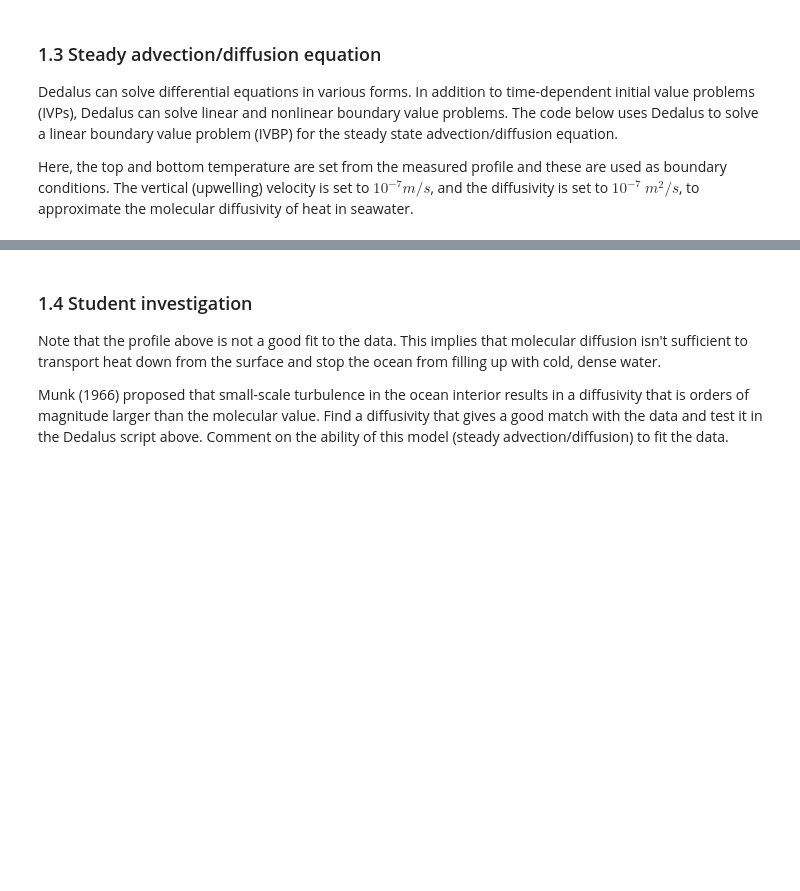
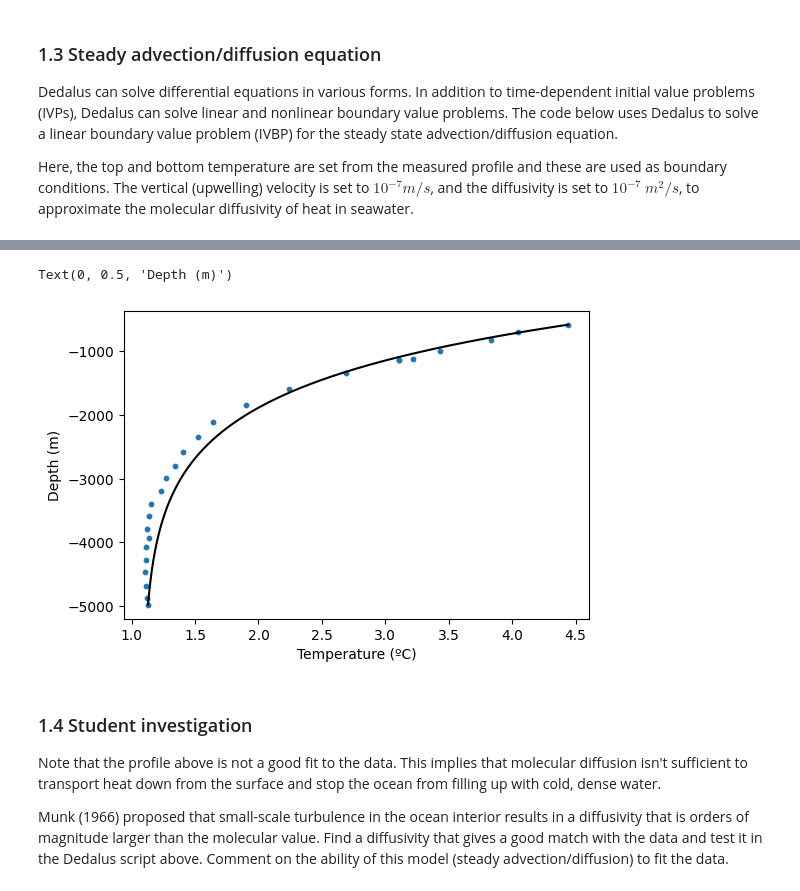
Before and after one commit to raindrop314159/QCES-LNM, a Jupyter notebook: Project2_transport.ipynb, the cells around one changed output, grey strips where cells are left out. Cells and saved outputs as stored; diff of their text form; code cells hidden in the pictures; blank space fills up the shorter version.

```diff
--- a/Project2_transport.ipynb
+++ b/Project2_transport.ipynb
@@ -100,6 +121,7 @@ import matplotlib.pyplot as plt
 import dedalus.public as d3
 import logging
 logger = logging.getLogger(__name__)
+
 
 # Set various parameters. Note that the depth and the top and bottom temperature
 # are taken from the CTD data in the code cell above. That cell must be run first to define CTD_T and CTD_z.
@@ -112,7 +134,7 @@ Nz = 1000
 # Set the upwelling velocity
 w = 1e-7 # m/s
 # Set the diffusivity
-kappa=1e-7 # m^2/s
+kappa=1e-4 # m^2/s
 
 # Bases
 zcoord = d3.Coordinate('z')
@@ -151,3 +173,4 @@ plt.scatter(CTD_T,CTD_z,s=10)
 plt.plot(Tg,z,'k')
 plt.xlabel('Temperature (ºC)')
 plt.ylabel('Depth (m)')
+# %% [output]
@@ -154,3 +179,5 @@ plt.ylabel('Depth (m)')
+Text(0, 0.5, 'Depth (m)')
+[figure, added]
 # %% [markdown]
 ### 1.4 Student investigation
 <a id='section1pt4'></a>
```
Also changed, not shown: parts of 10 cells of this notebook.
